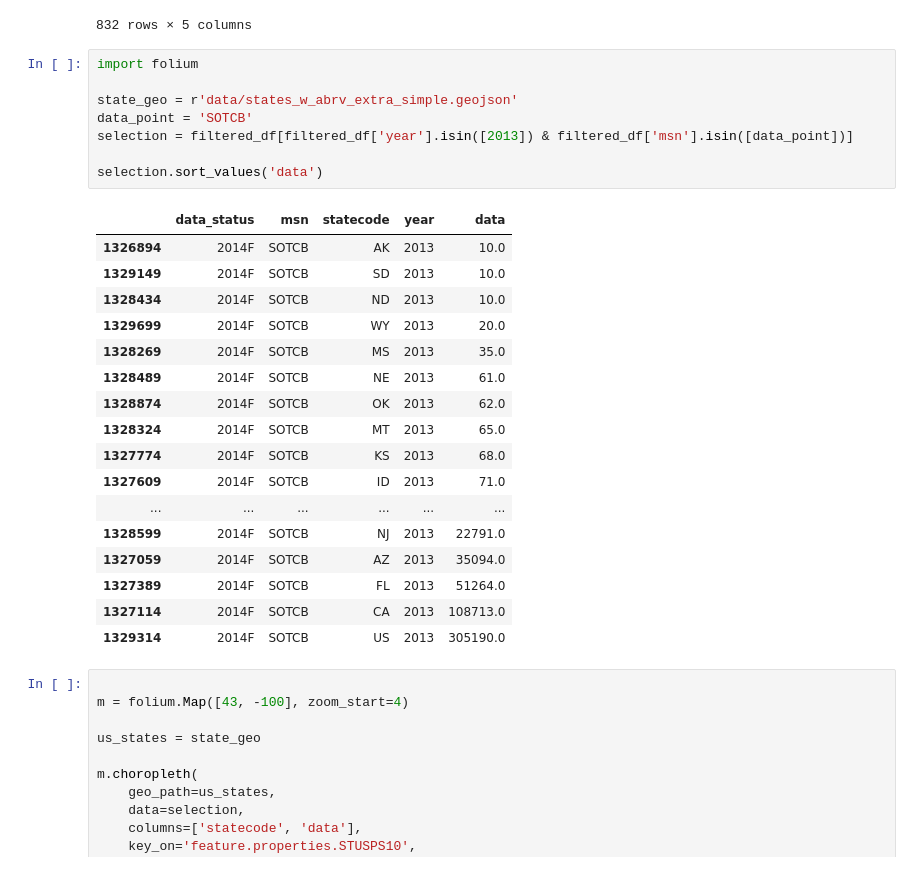
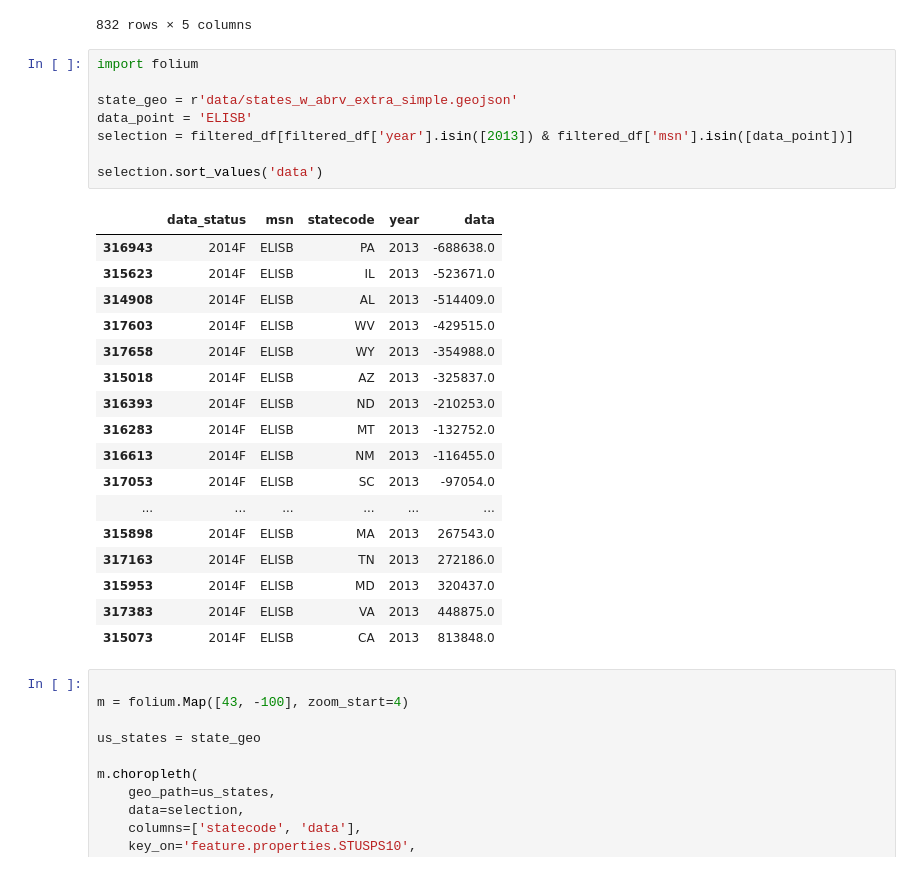
Before and after one commit to chihacknight/How-Renewable-Is-My-State, a Jupyter notebook: Data parsing workbook.ipynb, the cells around one changed output. Cells and saved outputs as stored; diff of their text form.

```diff
--- a/Data parsing workbook.ipynb
+++ b/Data parsing workbook.ipynb
@@ -136,29 +136,29 @@ data_types:  ['AK' 'AL' 'AR' 'AZ' 'CA' 'CO' 'CT' 'DC' 'DE' 'FL' 'GA' 'HI' 'IA' '
 # %%
 import folium
 
 state_geo = r'data/states_w_abrv_extra_simple.geojson'
-data_point = 'SOTCB'
+data_point = 'ELISB'
 selection = filtered_df[filtered_df['year'].isin([2013]) & filtered_df['msn'].isin([data_point])]
 
 selection.sort_values('data')
 # %% [output]
 |  | data_status | msn | statecode | year | data |
-| 1326894 | 2014F | SOTCB | AK | 2013 | 10.0 |
-| 1329149 | 2014F | SOTCB | SD | 2013 | 10.0 |
-| 1328434 | 2014F | SOTCB | ND | 2013 | 10.0 |
-| 1329699 | 2014F | SOTCB | WY | 2013 | 20.0 |
-| 1328269 | 2014F | SOTCB | MS | 2013 | 35.0 |
-| 1328489 | 2014F | SOTCB | NE | 2013 | 61.0 |
-| 1328874 | 2014F | SOTCB | OK | 2013 | 62.0 |
-| 1328324 | 2014F | SOTCB | MT | 2013 | 65.0 |
-| 1327774 | 2014F | SOTCB | KS | 2013 | 68.0 |
-| 1327609 | 2014F | SOTCB | ID | 2013 | 71.0 |
+| 316943 | 2014F | ELISB | PA | 2013 | -688638.0 |
+| 315623 | 2014F | ELISB | IL | 2013 | -523671.0 |
+| 314908 | 2014F | ELISB | AL | 2013 | -514409.0 |
+| 317603 | 2014F | ELISB | WV | 2013 | -429515.0 |
+| 317658 | 2014F | ELISB | WY | 2013 | -354988.0 |
+| 315018 | 2014F | ELISB | AZ | 2013 | -325837.0 |
+| 316393 | 2014F | ELISB | ND | 2013 | -210253.0 |
+| 316283 | 2014F | ELISB | MT | 2013 | -132752.0 |
+| 316613 | 2014F | ELISB | NM | 2013 | -116455.0 |
+| 317053 | 2014F | ELISB | SC | 2013 | -97054.0 |
 | ... | ... | ... | ... | ... | ... |
-| 1328599 | 2014F | SOTCB | NJ | 2013 | 22791.0 |
-| 1327059 | 2014F | SOTCB | AZ | 2013 | 35094.0 |
-| 1327389 | 2014F | SOTCB | FL | 2013 | 51264.0 |
-| 1327114 | 2014F | SOTCB | CA | 2013 | 108713.0 |
-| 1329314 | 2014F | SOTCB | US | 2013 | 305190.0 |
+| 315898 | 2014F | ELISB | MA | 2013 | 267543.0 |
+| 317163 | 2014F | ELISB | TN | 2013 | 272186.0 |
+| 315953 | 2014F | ELISB | MD | 2013 | 320437.0 |
+| 317383 | 2014F | ELISB | VA | 2013 | 448875.0 |
+| 315073 | 2014F | ELISB | CA | 2013 | 813848.0 |
 # %%
 
 m = folium.Map([43, -100], zoom_start=4)
```
Also changed, not shown: 3 other files.
